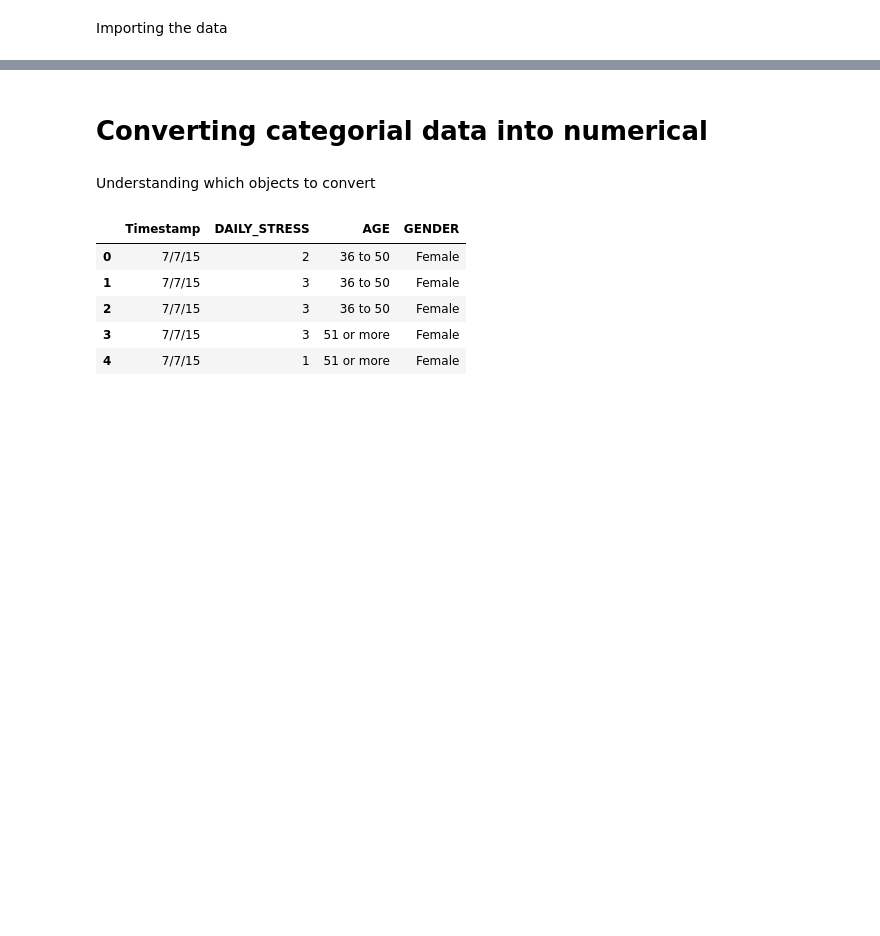
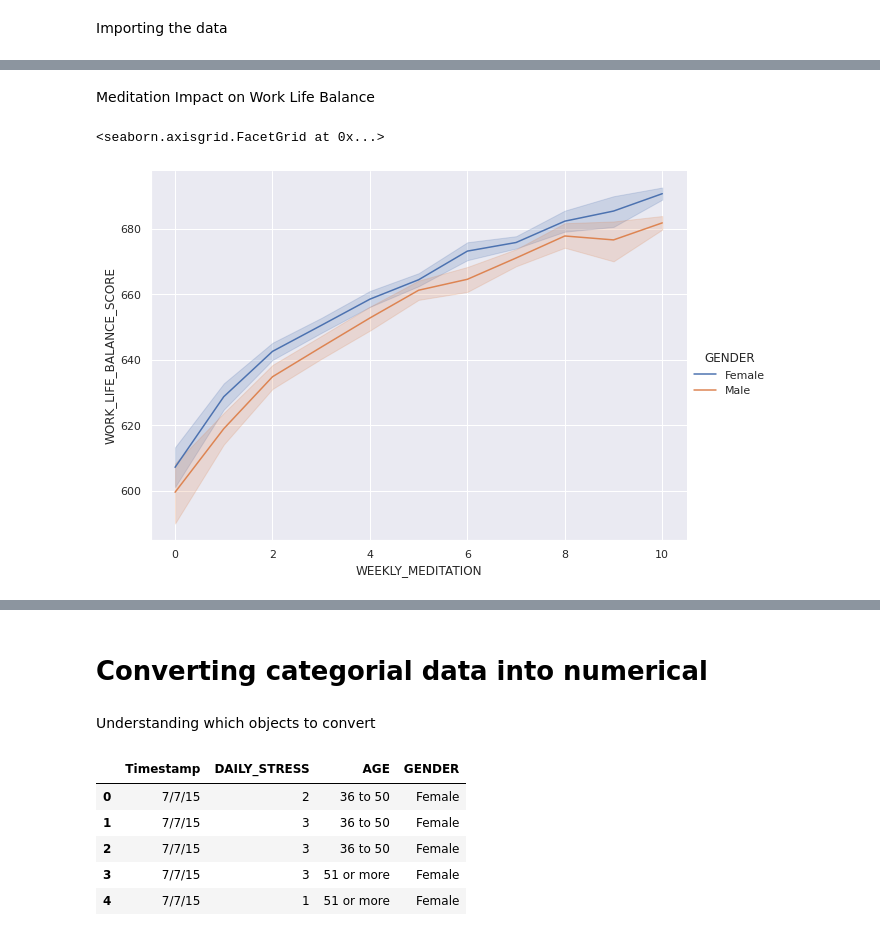
Before and after one commit to revanthmadasu/LifestyleWellbeing, a Jupyter notebook: LifestyleWellbeing.ipynb, the cells around one changed output, grey strips where cells are left out. Cells and saved outputs as stored; diff of their text form; code cells hidden in the pictures; blank space fills up the shorter version.

```diff
--- a/LifestyleWellbeing.ipynb
+++ b/LifestyleWellbeing.ipynb
@@ -14,0 +101,7 @@ y = dataset.iloc[:, -1].values
+# %% [markdown]
+Meditation Impact on Work Life Balance
+# %%
+sns.relplot(data=dataset, x="WEEKLY_MEDITATION", y="WORK_LIFE_BALANCE_SCORE", kind="line", hue="GENDER", height=6, aspect=11.7/8.27)
+# %% [output]
+<seaborn.axisgrid.FacetGrid at 0x...>
+[figure, added]
```
Also changed, not shown: parts of 19 cells of this notebook.
